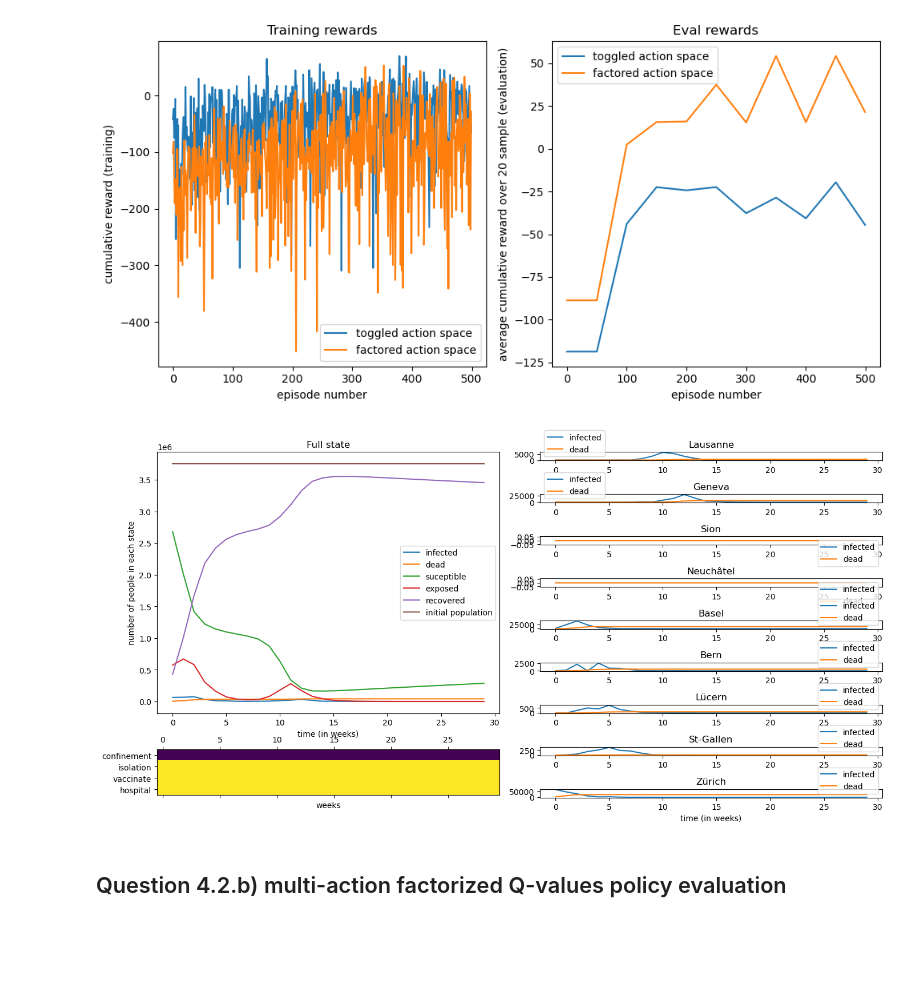
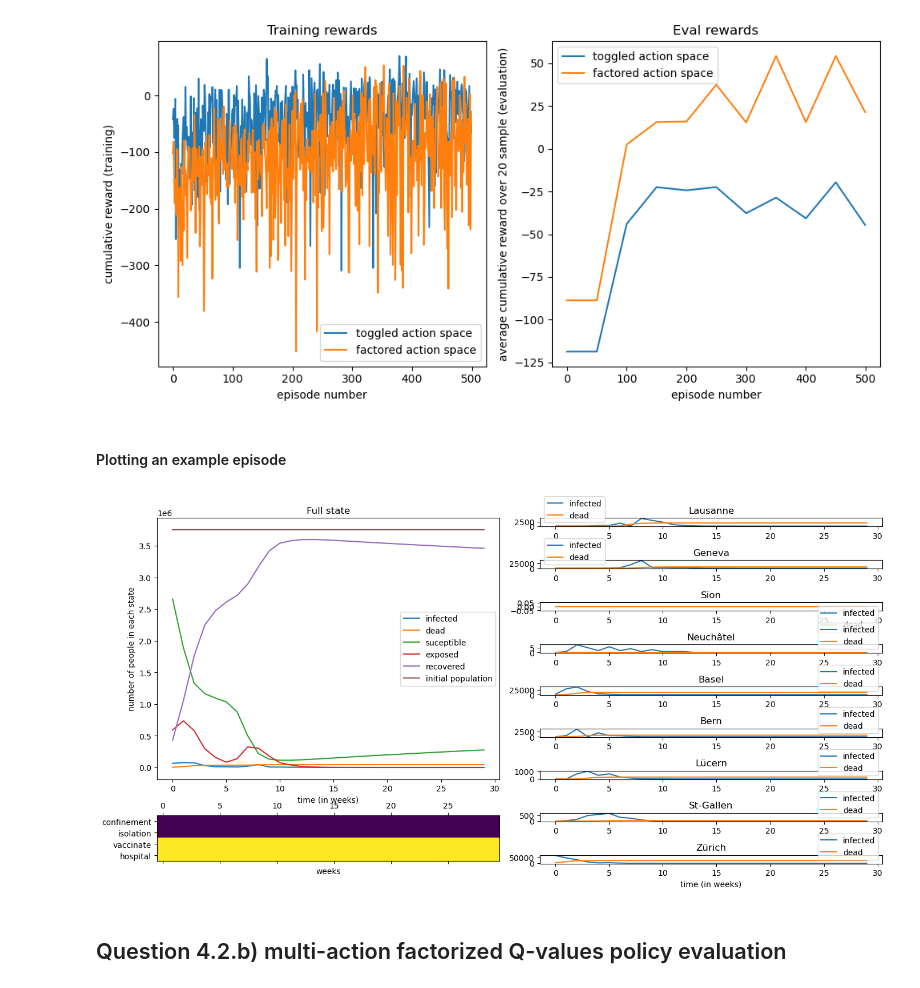
Before and after one commit to RenardDesNeiges/EpidemicsSimulator, a Jupyter notebook: solution.ipynb, the cells around one changed output. Drawn from its saved outputs; the diff is of its cells as text; code cells hidden in the pictures; blank space fills up the shorter version.

```diff
--- a/solution.ipynb
+++ b/solution.ipynb
@@ -943,22 +943,22 @@ dyn = ModelDynamics('config/switzerland.yaml') #load the switzerland map
 
 """Loading the environment and the agent"""
 env = Env(  dyn,
-            action_space=spaces.Discrete(2),
+            action_space=spaces.Discrete(5),
             observation_space=spaces.Box(   low=0,
                                             high=1,
-                                            shape=(2, dyn.n_cities, dyn.env_step_length),
+                                            shape=(3, dyn.n_cities, dyn.env_step_length),
                                             dtype=np.float16),
-            action_preprocessor=binary_act_pre,
-            observation_preprocessor=naive_obs_pre,
+            action_preprocessor=toggle_act_pre,
+            observation_preprocessor=toggle_obs_pre,
             )
-agent = DQNAgent(   env = env,
-                    model = DQN,
-                    criterion = nn.HuberLoss(),
-                    lr = 1e-3,
-                    epsilon = 0.6,
-                    gamma = 0.9,
-                    buffer_size=10000,
-                    batch_size=1024)
+agent = DQNAgent(    env = env,
+                            model = DQN,
+                            criterion = nn.HuberLoss(),
+                            lr = 5e-3,
+                            epsilon = 0.6,
+                            gamma = 0.9,
+                            buffer_size=20000,
+                            batch_size=1024*2)
 agent.model = torch.load('models/deep_q_learning_toggle.pkl')
 
 
@@ -1246,6 +1246,8 @@ with open(RESULTS_FOLDER + 'deep_q_learning_factor.pkl', 'rb') as file:
 plot_training_curves([ training_curves_toggle,training_curves_factor])
 # %% [output]
 [figure]
+# %% [markdown]
+#### Plotting an example episode
 # %%
 dyn = ModelDynamics('config/switzerland.yaml') #load the switzerland map
 
@@ -1260,36 +1262,36 @@ env = Env(  dyn,
             observation_preprocessor=naive_obs_pre,
             )
 agent = FactoredDQNAgent(    env = env,
                             model = FactoredDQN,
                             criterion = nn.HuberLoss(),
-                            lr = 8e-3,
+                            lr = 5e-3,
                             epsilon = 0.6,
                             gamma = 0.9,
-                            buffer_size=10000,
-                            batch_size=1024)
+                            buffer_size=20000,
+                            batch_size=1024*2)
 agent.model = torch.load('models/deep_q_learning_factor.pkl')
 
 """ Run the simulation """
 log = []
 finished = False
 obs, info = env.reset(2)
 agent.reset()
 agent.epsilon = 0
 while not finished:
     action, _ = agent.act(obs)
     obs, R, finished, info = env.step(action)
     log.append(info) # save the information dict for logging
     if finished:
         break
 
 """ Parse the logs """
 total = {p:np.array([l['parameters']['total'][p] for l in log]) for p in dyn.parameters}
 cities = {c:{p:np.array([l['parameters']['cities'][c][p] for l in log]) for p in dyn.parameters} for c in dyn.cities}
 actions = {a:np.array([l['action'][a] for l in log]) for a in log[0]['action'].keys()}
 (total,cities,actions)
 
 plot_episode(total,cities,actions)
 # %% [output]
-[figure, old version]
+[figure, new version]
 # %% [markdown]
 ## Question 4.2.b) multi-action factorized Q-values policy evaluation
```
Also changed, not shown: parts of 7 cells of this notebook.
